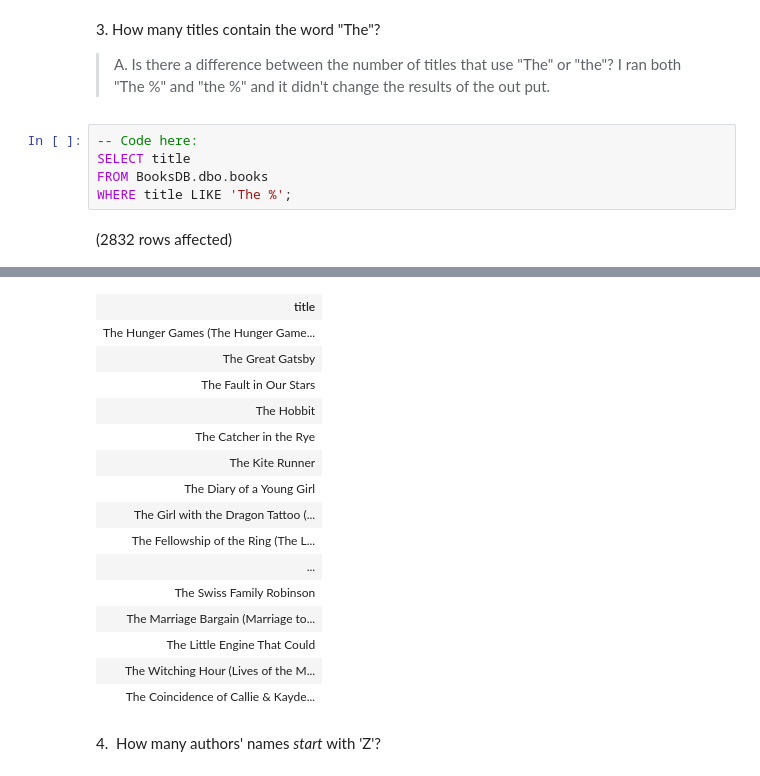
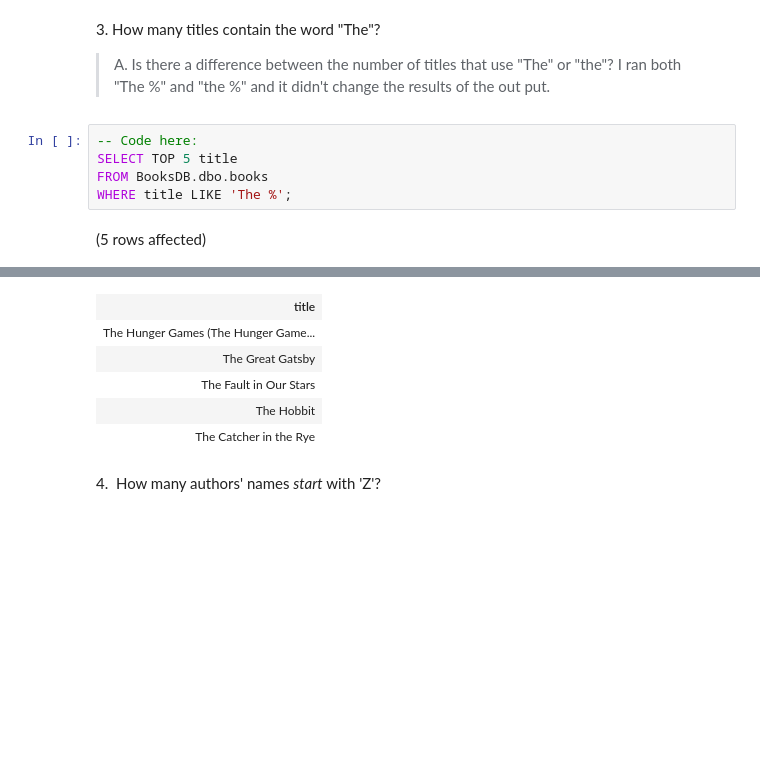
Before and after one commit to johnson1115/SQL-Part-2-Studio, a Jupyter notebook: SQL-Part-2-Studio.ipynb, the cells around one changed output, grey strips where cells are left out. Drawn from its saved outputs; the diff is of its cells as text; blank space fills up the shorter version.

```diff
--- a/SQL-Part-2-Studio.ipynb
+++ b/SQL-Part-2-Studio.ipynb
@@ -85,8 +85,8 @@ Total execution time: 00:00:00.049
 > A. Is there a difference between the number of titles that use "The" or "the"? I ran both "The %" and "the %" and it didn't change the results of the out put.
 # %%
 -- Code here:
-SELECT title
+SELECT TOP 5 title
 FROM BooksDB.dbo.books
 WHERE title LIKE 'The %';
 # %% [output]
-(2832 rows affected)
+(5 rows affected)
@@ -94,19 +94,9 @@ Total execution time: 00:00:00.224
 | title |
 | The Hunger Games (The Hunger Game... |
 | The Great Gatsby |
 | The Fault in Our Stars |
 | The Hobbit |
 | The Catcher in the Rye |
-| The Kite Runner |
-| The Diary of a Young Girl |
-| The Girl with the Dragon Tattoo (... |
-| The Fellowship of the Ring (The L... |
-| ... |
-| The Swiss Family Robinson |
-| The Marriage Bargain (Marriage to... |
-| The Little Engine That Could |
-| The Witching Hour (Lives of the M... |
-| The Coincidence of Callie & Kayde... |
 # %% [markdown]
 4.  How many authors' names _start_ with 'Z'?
 # %%
```
Also changed, not shown: parts of 6 cells of this notebook.
